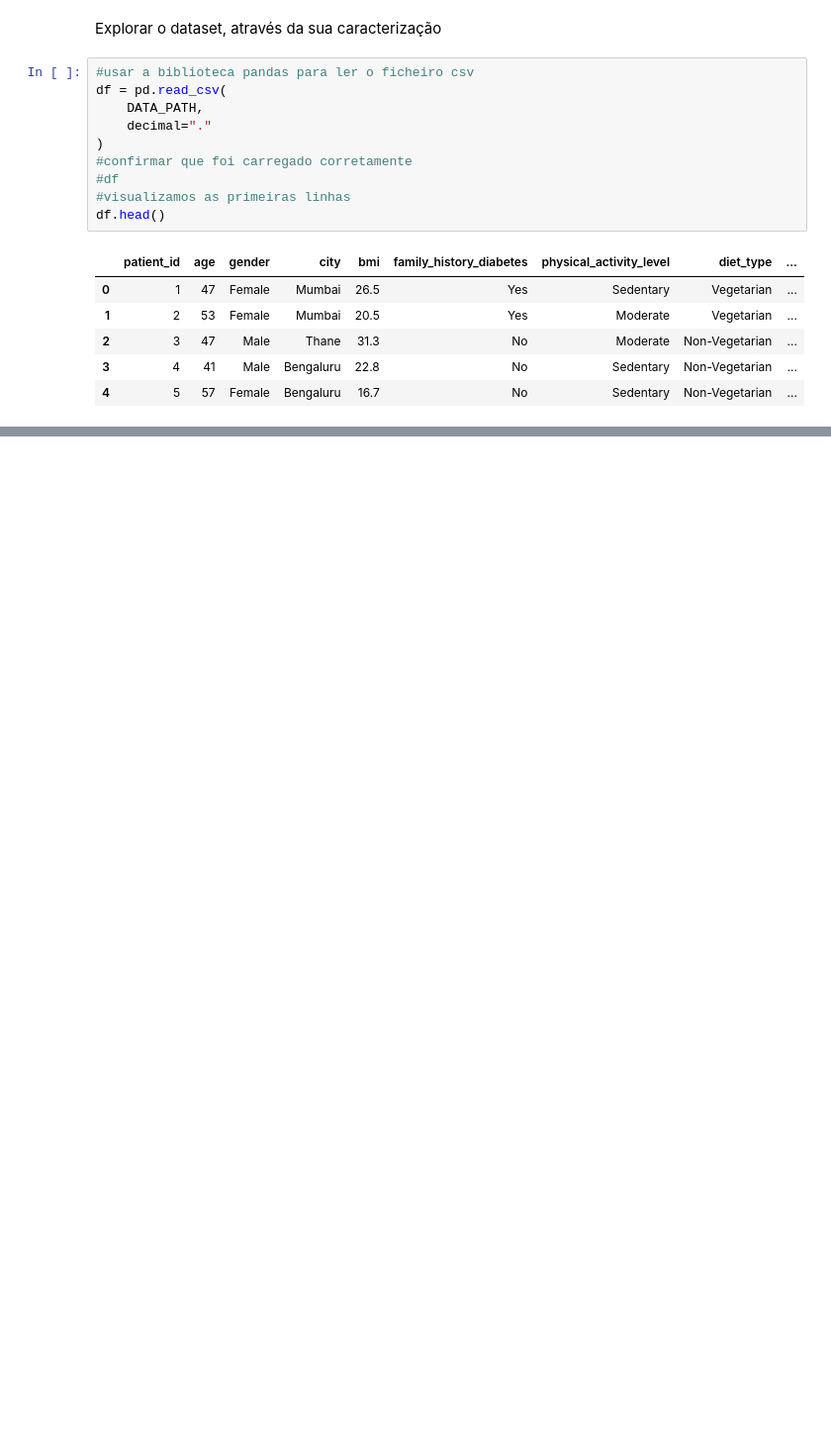
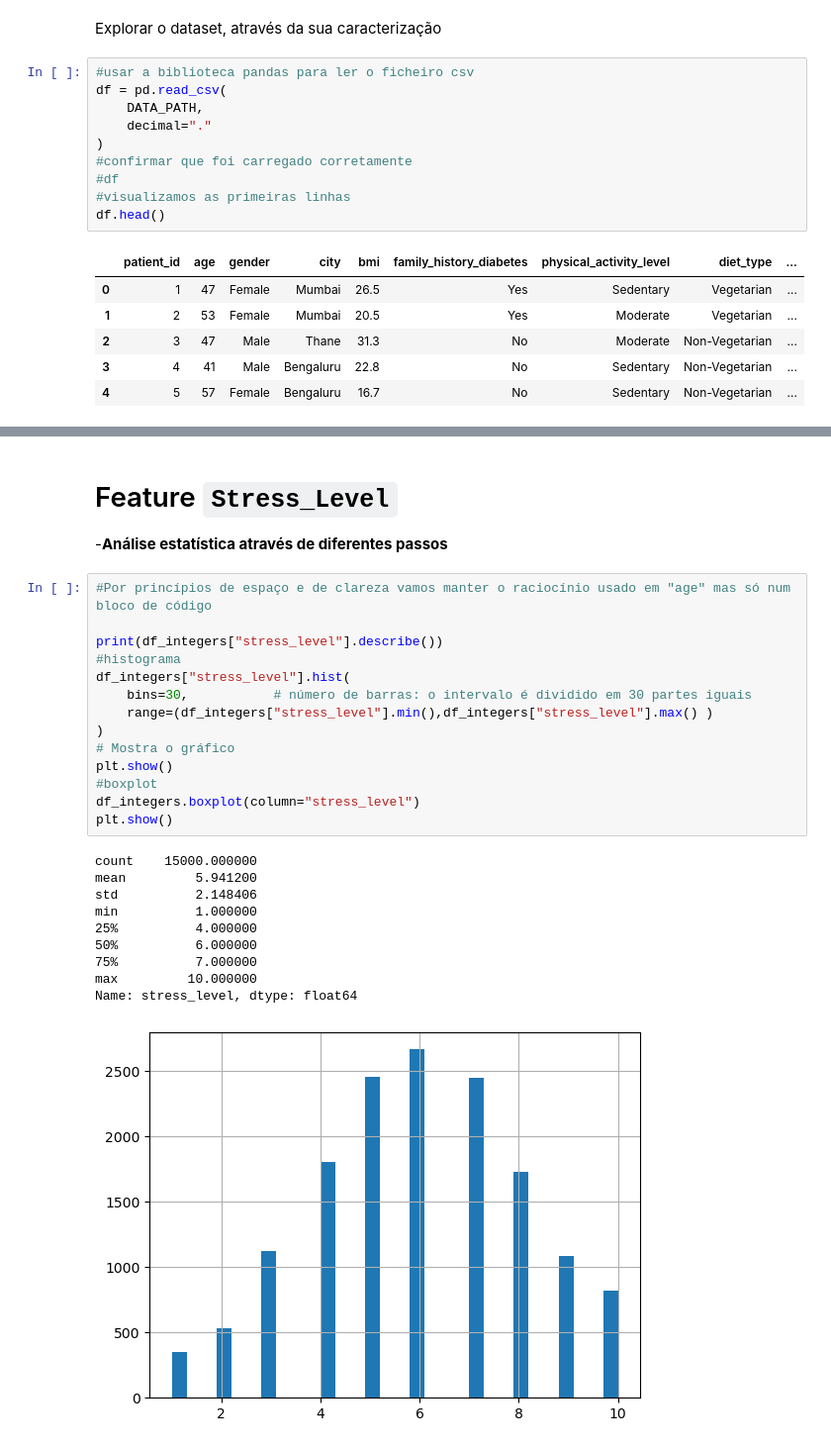
Before and after one commit to curadomorgado-ctrl/Rodrigo_Jose, a Jupyter notebook: AC/Projeto/diabetes_project.ipynb, the cells around one changed output, grey strips where cells are left out. Shown at 99% size. Cells and saved outputs as stored; diff of their text form; blank space fills up the shorter version.

```diff
--- a/AC/Projeto/diabetes_project.ipynb
+++ b/AC/Projeto/diabetes_project.ipynb
@@ -33,0 +146,29 @@ df.head()
+# %% [markdown]
+# Feature `Stress_Level`
+
+-**Análise estatística através de diferentes passos**
+# %%
+#Por princípios de espaço e de clareza vamos manter o raciocínio usado em "age" mas só num bloco de código
+
+print(df_integers["stress_level"].describe())
+#histograma
+df_integers["stress_level"].hist(
+    bins=30,           # número de barras: o intervalo é dividido em 30 partes iguais
+    range=(df_integers["stress_level"].min(),df_integers["stress_level"].max() )
+)
+# Mostra o gráfico
+plt.show()
+#boxplot
+df_integers.boxplot(column="stress_level")
+plt.show()
+# %% [output]
+count    15000.000000
+mean         5.941200
+std          2.148406
+min          1.000000
+25%          4.000000
+50%          6.000000
+75%          7.000000
+max         10.000000
+Name: stress_level, dtype: float64
+[figure, added]
```
Also changed, not shown: parts of 54 cells of this notebook, 5 other files.
